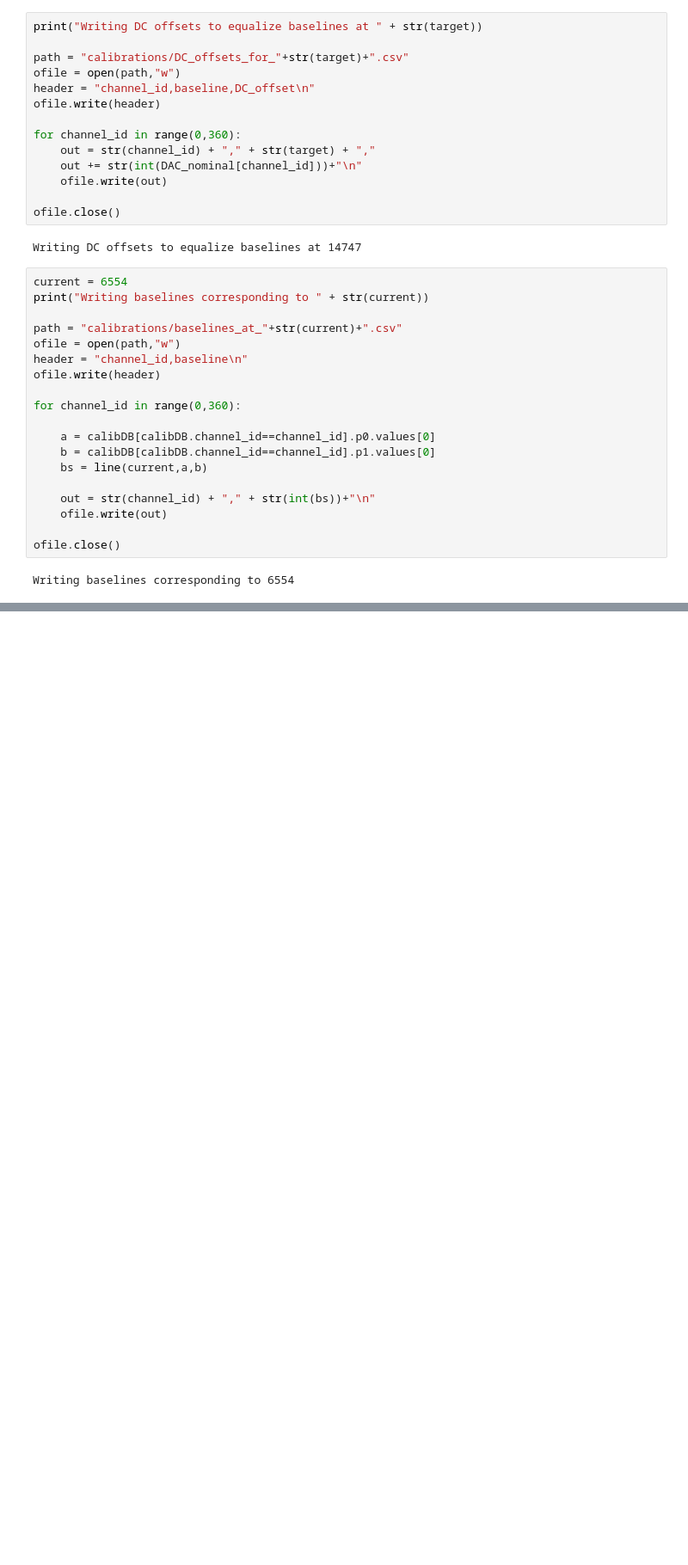
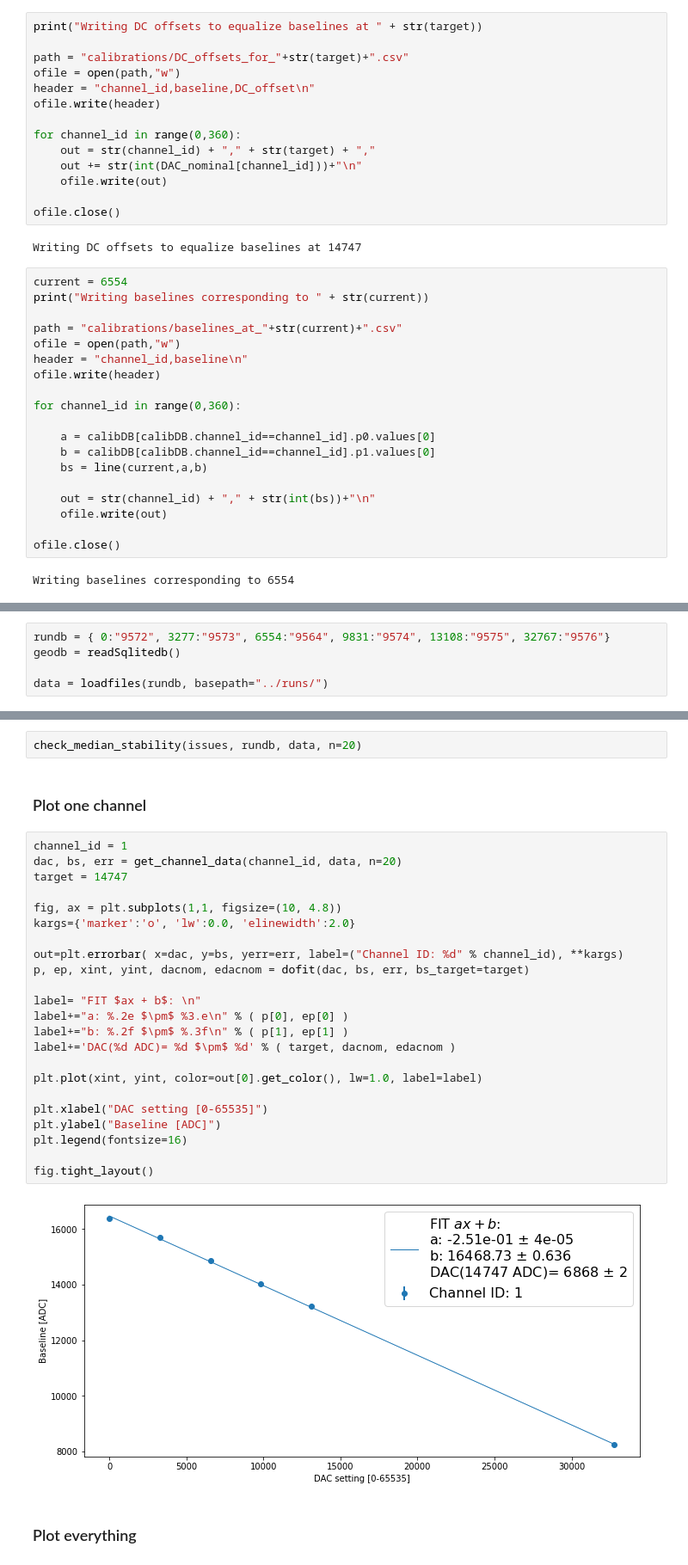
Before and after one commit to mvicenzi/pmt-baselines, a Jupyter notebook: python/calibrate_baselines.ipynb, the cells around one changed output, grey strips where cells are left out. Shown: that part at 86% size. Cells and saved outputs as stored; diff of their text form; blank space fills up the shorter version.

```diff
--- a/python/calibrate_baselines.ipynb
+++ b/python/calibrate_baselines.ipynb
@@ -330,0 +334,5 @@ Writing baselines corresponding to 6554
+# %%
+rundb = { 0:"9572", 3277:"9573", 6554:"9564", 9831:"9574", 13108:"9575", 32767:"9576"}
+geodb = readSqlitedb()
+
+data = loadfiles(rundb, basepath="../runs/")
@@ -330,0 +348,31 @@ Writing baselines corresponding to 6554
+# %%
+check_median_stability(issues, rundb, data, n=20)
+# %% [markdown]
+### Plot one channel
+# %%
+channel_id = 1
+dac, bs, err = get_channel_data(channel_id, data, n=20)
+target = 14747
+
+fig, ax = plt.subplots(1,1, figsize=(10, 4.8))
+kargs={'marker':'o', 'lw':0.0, 'elinewidth':2.0}
+
+out=plt.errorbar( x=dac, y=bs, yerr=err, label=("Channel ID: %d" % channel_id), **kargs)
+p, ep, xint, yint, dacnom, edacnom = dofit(dac, bs, err, bs_target=target)
+
+label= "FIT $ax + b$: \n"
+label+="a: %.2e $\pm$ %3.e\n" % ( p[0], ep[0] )
+label+="b: %.2f $\pm$ %.3f\n" % ( p[1], ep[1] )
+label+='DAC(%d ADC)= %d $\pm$ %d' % ( target, dacnom, edacnom )
+
+plt.plot(xint, yint, color=out[0].get_color(), lw=1.0, label=label)
+
+plt.xlabel("DAC setting [0-65535]")
+plt.ylabel("Baseline [ADC]")
+plt.legend(fontsize=16)
+
+fig.tight_layout()
+# %% [output]
+[figure, added]
+# %% [markdown]
+### Plot everything
```
Also changed, not shown: parts of 10 cells of this notebook, 3 other files.
